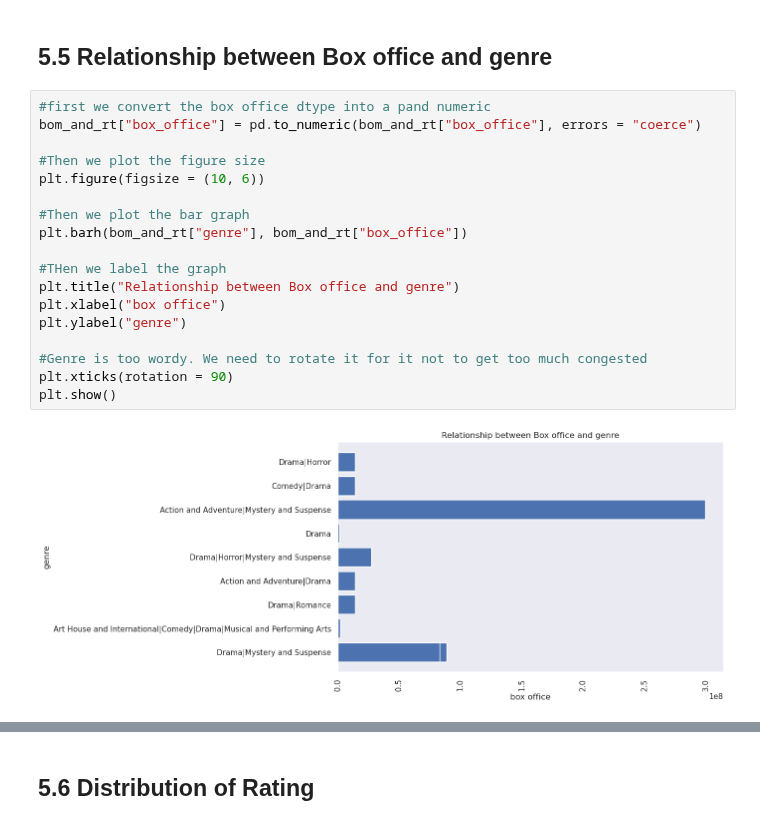
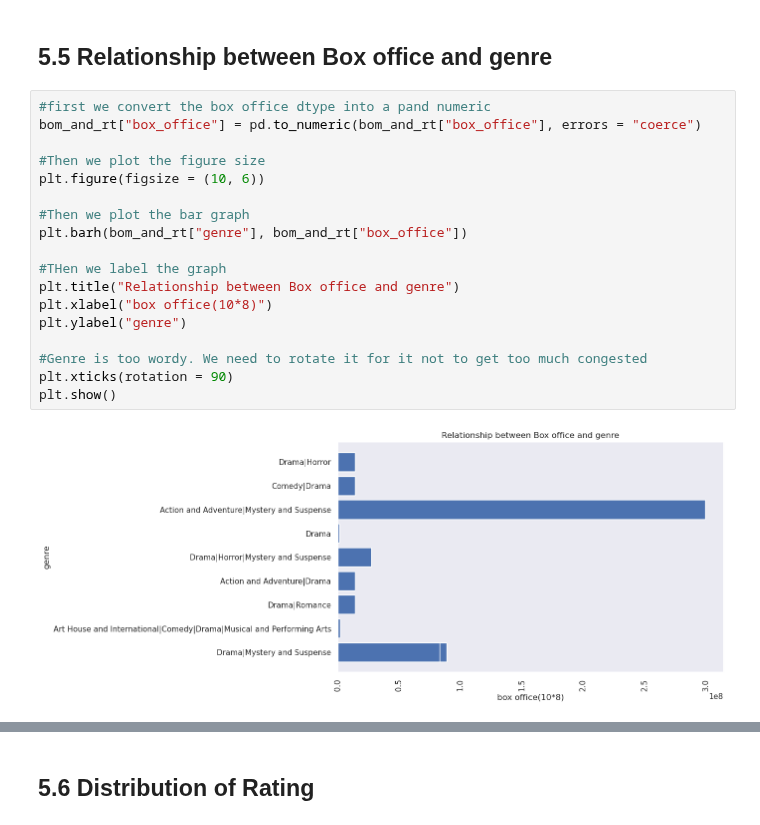
Before and after one commit to MuchiriKinyua/Microsoft-Movie-Project, a Jupyter notebook: Microsoft Movie project.ipynb, the cells around one changed output, grey strips where cells are left out. Cells and saved outputs as stored; diff of their text form.

```diff
--- a/Microsoft Movie project.ipynb
+++ b/Microsoft Movie project.ipynb
@@ -928,20 +928,20 @@ The almost straight line means the pattern between domestic and worldwide gross
 # %%
 #first we convert the box office dtype into a pand numeric
 bom_and_rt["box_office"] = pd.to_numeric(bom_and_rt["box_office"], errors = "coerce")
 
 #Then we plot the figure size
 plt.figure(figsize = (10, 6))
 
 #Then we plot the bar graph
 plt.barh(bom_and_rt["genre"], bom_and_rt["box_office"])
 
 #THen we label the graph
 plt.title("Relationship between Box office and genre")
-plt.xlabel("box office")
+plt.xlabel("box office(10*8)")
 plt.ylabel("genre")
 
 #Genre is too wordy. We need to rotate it for it not to get too much congested
 plt.xticks(rotation = 90)
 plt.show()
 # %% [output]
-[figure, old version]
+[figure, new version]
```
Also changed, not shown: parts of 24 cells of this notebook, 1 other file.
